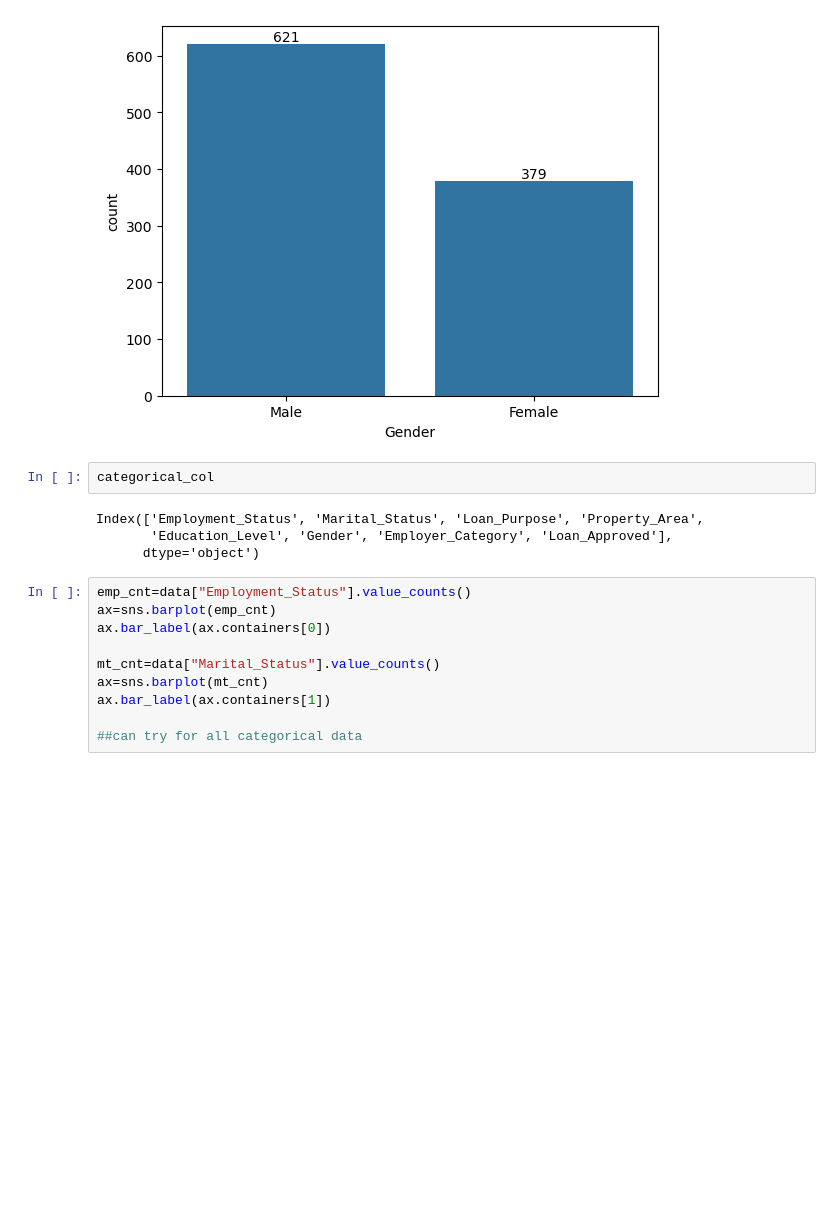
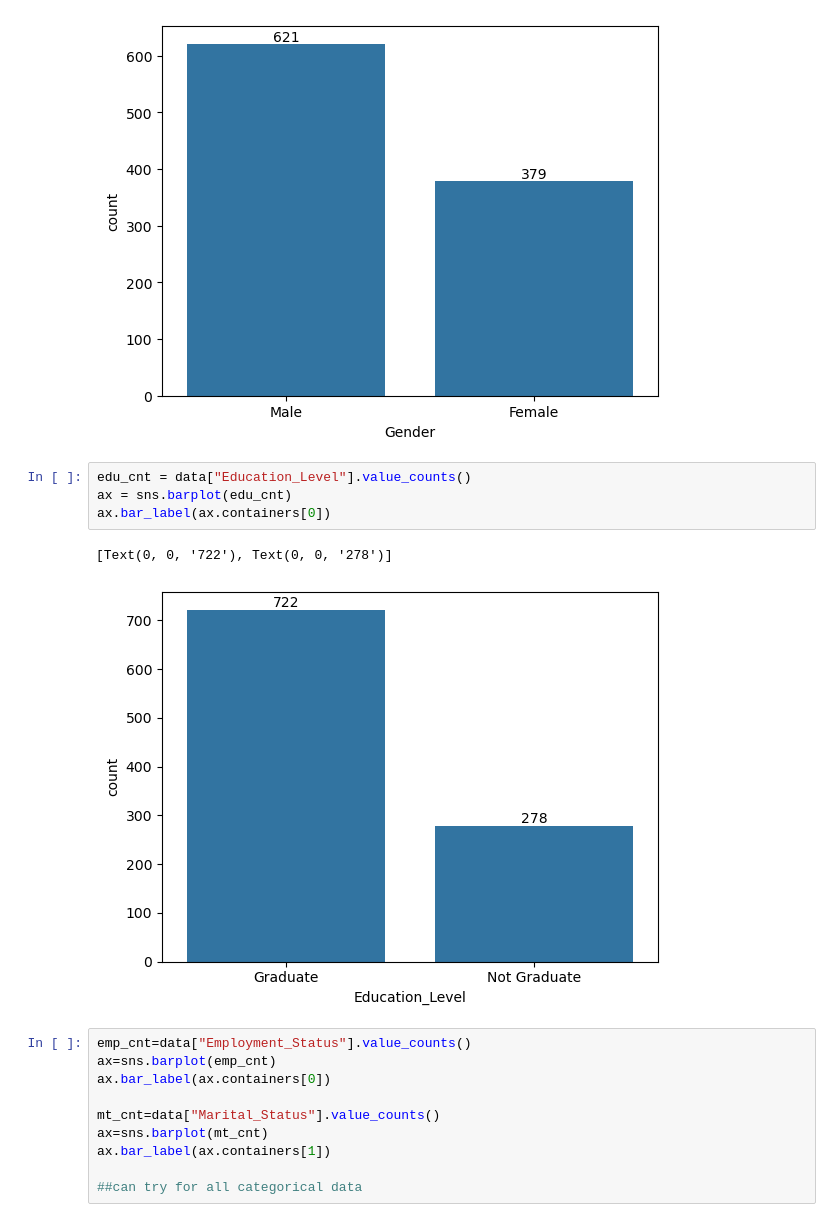
Before and after one commit to dnyanu-5/Credit-Wise-Loan-System, a Jupyter notebook: notebook/LoanSystem.ipynb, the cells around one changed output. Drawn from its saved outputs; the diff is of its cells as text; blank space fills up the shorter version.

```diff
--- a/notebook/LoanSystem.ipynb
+++ b/notebook/LoanSystem.ipynb
@@ -147,12 +138,13 @@ ax.bar_label(ax.containers[0])
 # %% [output]
 [Text(0, 0, '621'), Text(0, 0, '379')]
 [figure]
-# %%
-categorical_col
-# %% [output]
-Index(['Employment_Status', 'Marital_Status', 'Loan_Purpose', 'Property_Area',
-       'Education_Level', 'Gender', 'Employer_Category', 'Loan_Approved'],
-      dtype='object')
+# %%
+edu_cnt = data["Education_Level"].value_counts()
+ax = sns.barplot(edu_cnt)
+ax.bar_label(ax.containers[0])
+# %% [output]
+[Text(0, 0, '722'), Text(0, 0, '278')]
+[figure, added]
 # %%
 emp_cnt=data["Employment_Status"].value_counts()
 ax=sns.barplot(emp_cnt)
```
Also changed, not shown: parts of 19 cells of this notebook.
